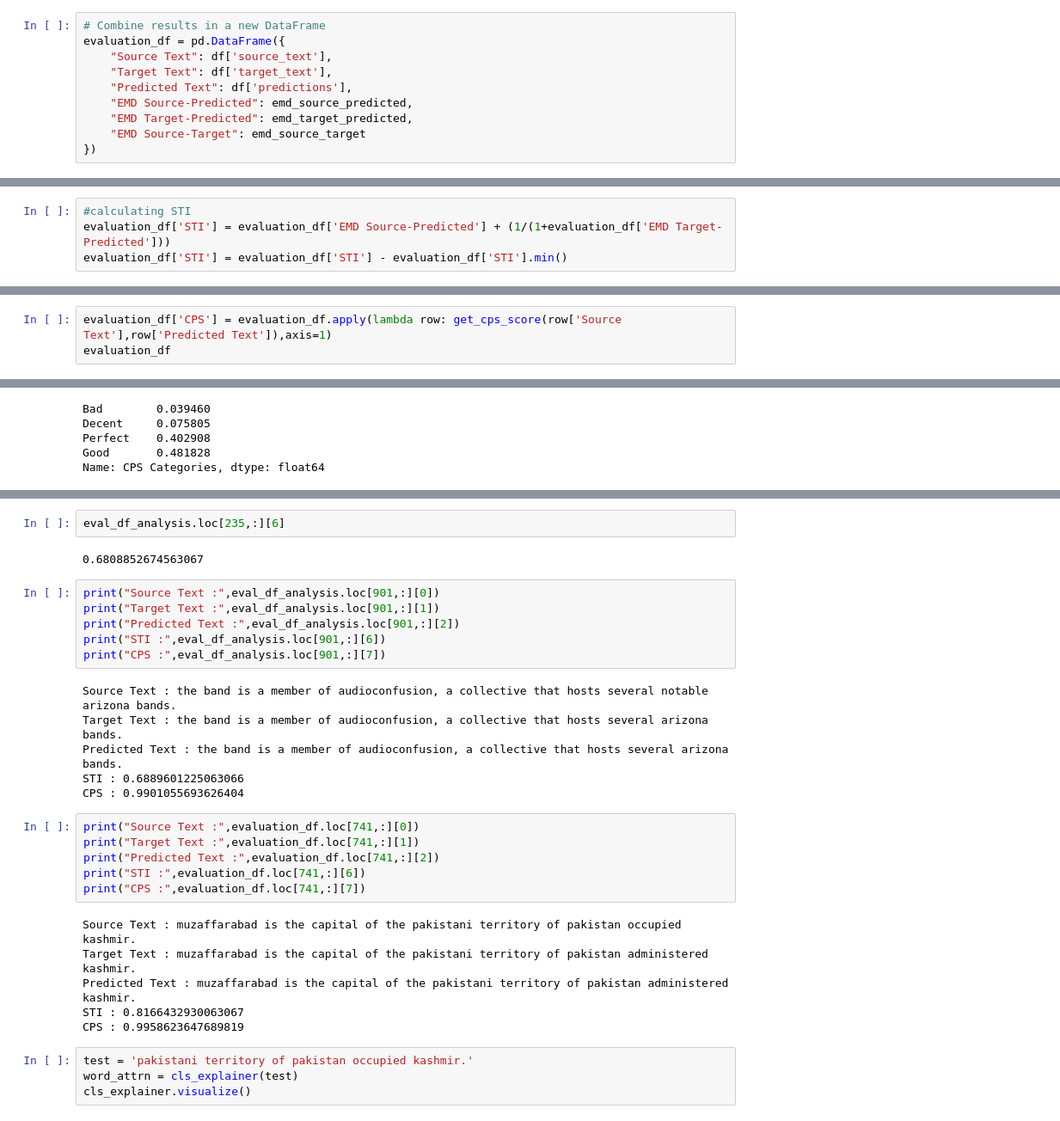
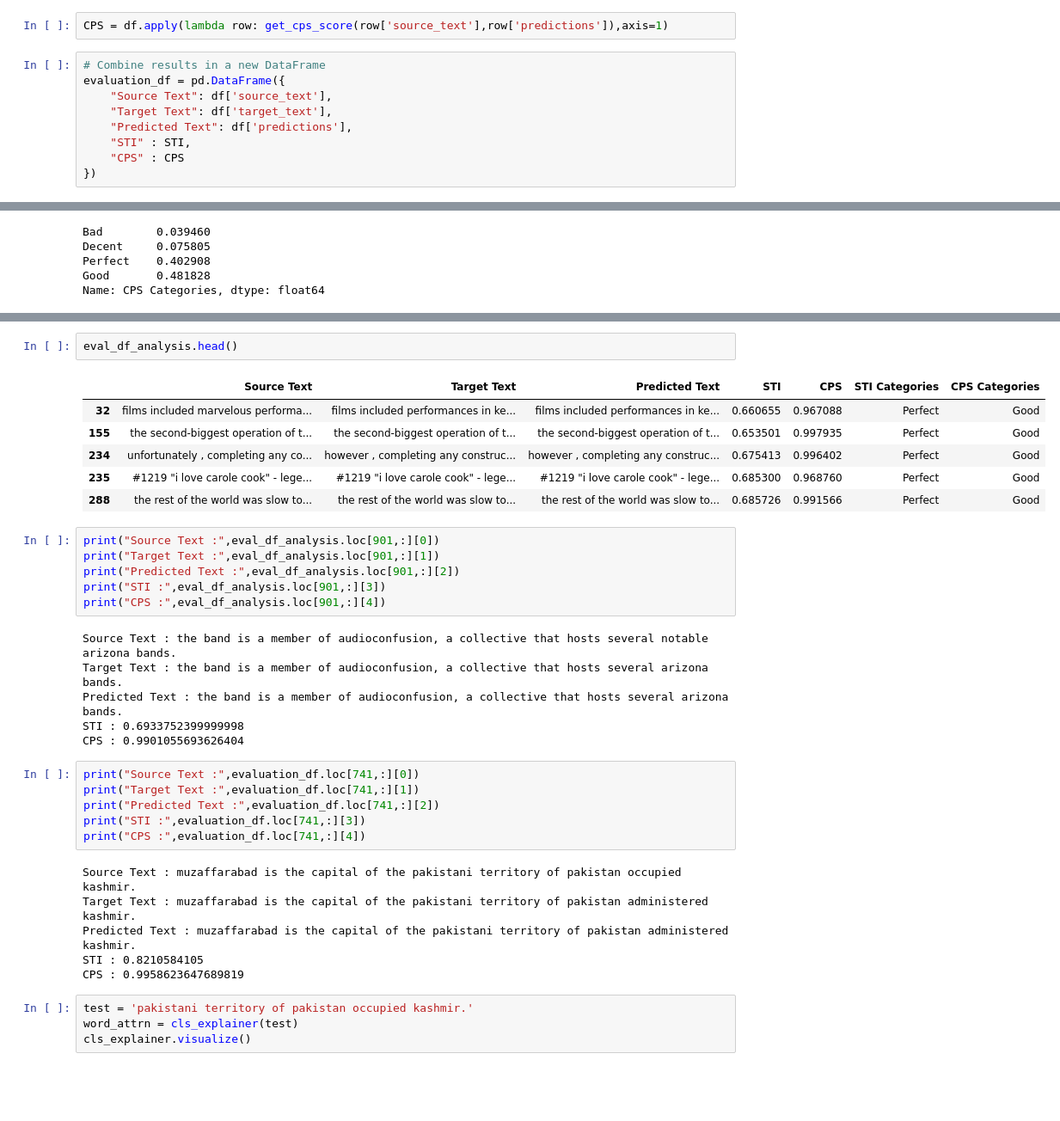
Before and after one commit to RU-Insane/Debiasing-Text-With-Style-Transfer, a Jupyter notebook: notebooks/evaluation/bart_evaluation_metrics.ipynb, the cells around one changed output, grey strips where cells are left out. Shown: that part at 86% size. Saved outputs shown, nothing was run; the diff lists cells and outputs as text; blank space fills up the shorter version.

```diff
--- a/notebooks/evaluation/bart_evaluation_metrics.ipynb
+++ b/notebooks/evaluation/bart_evaluation_metrics.ipynb
@@ -83,11 +55,12 @@ emd_source_target = [wasserstein_distance([row[target_label_0_col], row[target_l
+# %%
+CPS = df.apply(lambda row: get_cps_score(row['source_text'],row['predictions']),axis=1)
 # %%
 # Combine results in a new DataFrame
 evaluation_df = pd.DataFrame({
     "Source Text": df['source_text'],
     "Target Text": df['target_text'],
     "Predicted Text": df['predictions'],
-    "EMD Source-Predicted": emd_source_predicted,
-    "EMD Target-Predicted": emd_target_predicted,
-	"EMD Source-Target": emd_source_target
+    "STI" : STI,
+	"CPS" : CPS
 })
 # %%
@@ -138,7 +77,3 @@ evaluation_df.head()
-# %%
-#calculating STI
-evaluation_df['STI'] = evaluation_df['EMD Source-Predicted'] + (1/(1+evaluation_df['EMD Target-Predicted']))
-evaluation_df['STI'] = evaluation_df['STI'] - evaluation_df['STI'].min()
 # %%
 sns.histplot(evaluation_df,x='STI')
 plt.show()
@@ -317,3 +159,0 @@ evaluation_df.head()
-# %%
-evaluation_df['CPS'] = evaluation_df.apply(lambda row: get_cps_score(row['Source Text'],row['Predicted Text']),axis=1)
-evaluation_df
@@ -425,30 +222,35 @@ eval_df_analysis
-# %%
-eval_df_analysis.loc[235,:][6]
-# %% [output]
-0.6808852674563067
+# %%
+eval_df_analysis.head()
+# %% [output]
+|  | Source Text | Target Text | Predicted Text | STI | CPS | STI Categories | CPS Categories |
+| 32 | films included marvelous performa... | films included performances in ke... | films included performances in ke... | 0.660655 | 0.967088 | Perfect | Good |
+| 155 | the second-biggest operation of t... | the second-biggest operation of t... | the second-biggest operation of t... | 0.653501 | 0.997935 | Perfect | Good |
+| 234 | unfortunately , completing any co... | however , completing any construc... | however , completing any construc... | 0.675413 | 0.996402 | Perfect | Good |
+| 235 | #1219 "i love carole cook" - lege... | #1219 "i love carole cook" - lege... | #1219 "i love carole cook" - lege... | 0.685300 | 0.968760 | Perfect | Good |
+| 288 | the rest of the world was slow to... | the rest of the world was slow to... | the rest of the world was slow to... | 0.685726 | 0.991566 | Perfect | Good |
 # %%
 print("Source Text :",eval_df_analysis.loc[901,:][0])
 print("Target Text :",eval_df_analysis.loc[901,:][1])
 print("Predicted Text :",eval_df_analysis.loc[901,:][2])
-print("STI :",eval_df_analysis.loc[901,:][6])
-print("CPS :",eval_df_analysis.loc[901,:][7])
+print("STI :",eval_df_analysis.loc[901,:][3])
+print("CPS :",eval_df_analysis.loc[901,:][4])
 # %% [output]
 Source Text : the band is a member of audioconfusion, a collective that hosts several notable arizona bands.
 Target Text : the band is a member of audioconfusion, a collective that hosts several arizona bands.
 Predicted Text : the band is a member of audioconfusion, a collective that hosts several arizona bands.
-STI : 0.6889601225063066
+STI : 0.6933752399999998
 CPS : 0.9901055693626404
 # %%
 print("Source Text :",evaluation_df.loc[741,:][0])
 print("Target Text :",evaluation_df.loc[741,:][1])
 print("Predicted Text :",evaluation_df.loc[741,:][2])
-print("STI :",evaluation_df.loc[741,:][6])
-print("CPS :",evaluation_df.loc[741,:][7])
+print("STI :",evaluation_df.loc[741,:][3])
+print("CPS :",evaluation_df.loc[741,:][4])
 # %% [output]
 Source Text : muzaffarabad is the capital of the pakistani territory of pakistan occupied kashmir.
 Target Text : muzaffarabad is the capital of the pakistani territory of pakistan administered kashmir.
 Predicted Text : muzaffarabad is the capital of the pakistani territory of pakistan administered kashmir.
-STI : 0.8166432930063067
+STI : 0.8210584105
 CPS : 0.9958623647689819
 # %%
 test = 'pakistani territory of pakistan occupied kashmir.'
```
Also changed, not shown: parts of 31 cells of this notebook, 1 other file.
